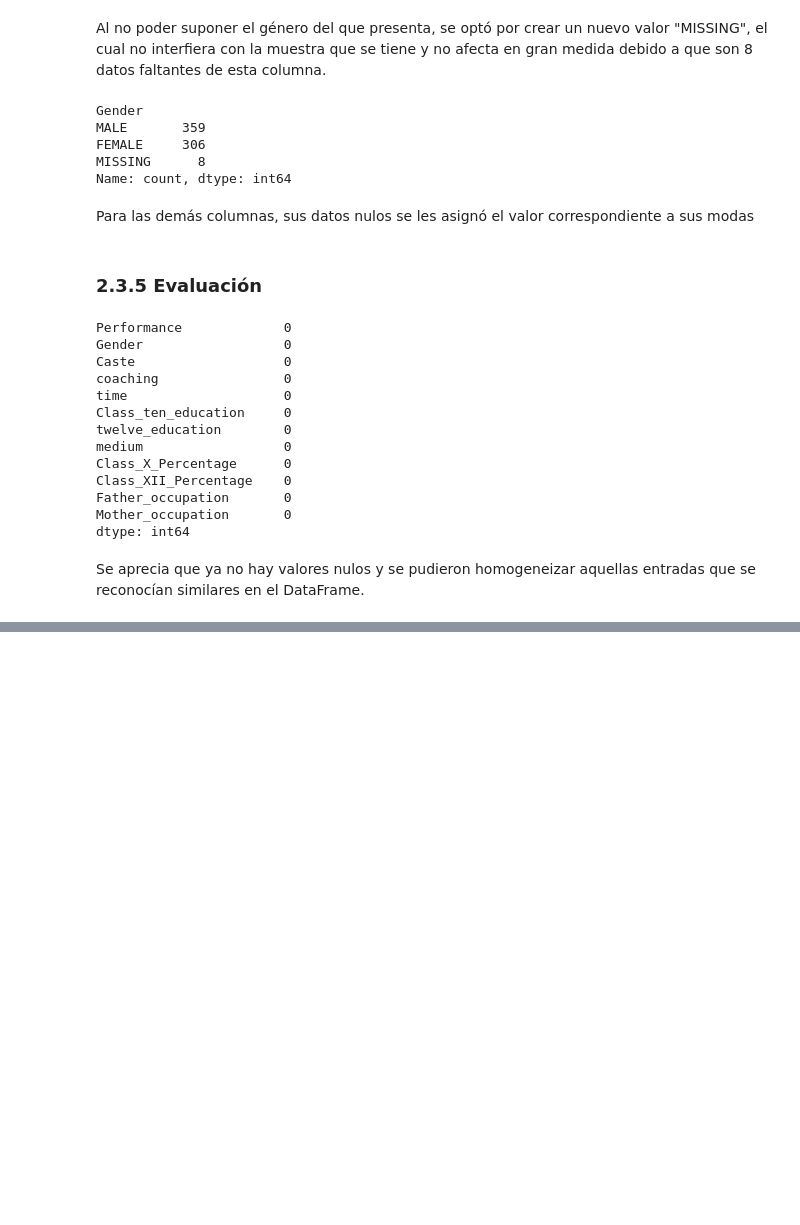
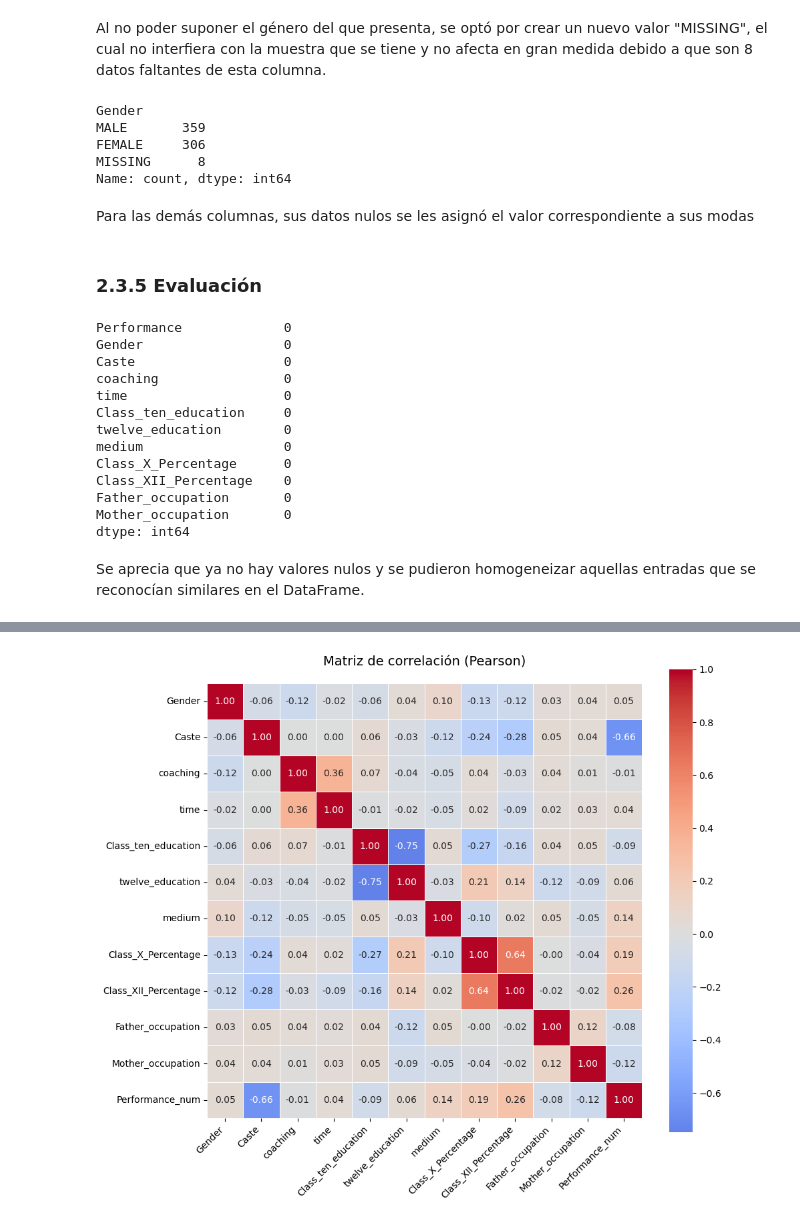
Before and after one commit to MLOpsEquipo36/equipo36mlops, a Jupyter notebook: notebooks/1.0-el-EDA_cleaning.ipynb, the cells around one changed output, grey strips where cells are left out. Drawn from its saved outputs; the diff is of its cells as text; code cells hidden in the pictures; blank space fills up the shorter version.

```diff
--- a/notebooks/1.0-el-EDA_cleaning.ipynb
+++ b/notebooks/1.0-el-EDA_cleaning.ipynb
@@ -308,0 +429,80 @@ Se aprecia que ya no hay valores nulos y se pudieron homogeneizar aquellas entra
+# %%
+# Crear una copia del dataframe para codificar variables
+df_encoded = df.copy()
+
+# Codificar variables ordinales (porcentajes)
+ordinal_mappings = {
+    'Class_X_Percentage': {'POOR': 1, 'AVERAGE': 2, 'GOOD': 3, 'VG': 4, 'EXCELLENT': 5},
+    'Class_XII_Percentage': {'POOR': 1, 'AVERAGE': 2, 'GOOD': 3, 'VG': 4, 'EXCELLENT': 5}
+}
+
+for col, mapping in ordinal_mappings.items():
+    df_encoded[col] = df[col].map(mapping)
+
+# Codificar variables categóricas nominales con LabelEncoder
+from sklearn.preprocessing import LabelEncoder
+
+categorical_cols = ['Gender', 'Caste', 'coaching', 'time', 'Class_ten_education',
+                   'twelve_education', 'medium', 'Father_occupation', 'Mother_occupation']
+
+label_encoders = {}
+for col in categorical_cols:
+    le = LabelEncoder()
+    df_encoded[col] = le.fit_transform(df[col].astype(str))
+    label_encoders[col] = le
+
+# Codificar la variable objetivo
+target_map = {'POOR': 1, 'AVERAGE': 2, 'GOOD': 3, 'VG': 4, 'EXCELLENT': 5}
+df_encoded['Performance_num'] = df[target_col].map(target_map)
+print("Mapeo objetivo -> numérico:", target_map)
+
+# Seleccionar todas las columnas numéricas codificadas
+num_df = df_encoded.select_dtypes(include=[np.number])
+
+print(f"\nColumnas numéricas para correlación: {list(num_df.columns)}")
+print(f"Forma del dataframe numérico: {num_df.shape}")
+
+# Correlación (Pearson)
+corr = num_df.corr(method="pearson")
+
+# Heatmap
+plt.figure(figsize=(max(10, 0.8*len(num_df.columns)), max(8, 0.8*len(num_df.columns))))
+sns.heatmap(corr, annot=True, fmt='.2f', cmap="coolwarm", center=0,
+            square=True, linewidths=0.5, cbar_kws={"shrink": 0.8})
+plt.title("Matriz de correlación (Pearson)", fontsize=14, pad=20)
+plt.xticks(rotation=45, ha='right')
+plt.yticks(rotation=0)
+plt.tight_layout()
+plt.show()
+
+# Top correlaciones altas con el objetivo
+if "Performance_num" in corr.columns:
+    target_corr = corr["Performance_num"].drop(labels=["Performance_num"], errors="ignore").sort_values(ascending=False)
+    print("\n" + "="*60)
+    print("Correlaciones más altas con el objetivo (Performance):")
+    print("="*60)
+    display(target_corr)
+
+# Identificar pares fuertemente correlacionados entre variables (umbral ajustable)
+def high_corr_pairs(corr_mat, threshold=0.6):
+    pairs = []
+    cols = corr_mat.columns
+    for i in range(len(cols)):
+        for j in range(i+1, len(cols)):
+            val = corr_mat.iloc[i, j]
+            if abs(val) >= threshold:
+                pairs.append((cols[i], cols[j], val))
+    return sorted(pairs, key=lambda x: -abs(x[2]))
+
+pairs = high_corr_pairs(corr, threshold=0.6)
+print("\n" + "="*60)
+print("Pares de variables con |correlación| >= 0.6:")
+print("="*60)
+if pairs:
+    for a, b, v in pairs[:15]:
+        print(f"  {a:30s} — {b:30s}: {v:>6.3f}")
+else:
+    print("  No se encontraron pares con correlación >= 0.6")
+
+# Nota: correlación != causalidad.
+# %% [output]
@@ -308,0 +513 @@ Se aprecia que ya no hay valores nulos y se pudieron homogeneizar aquellas entra
+[figure, added]
```
Also changed, not shown: parts of 11 cells of this notebook.
